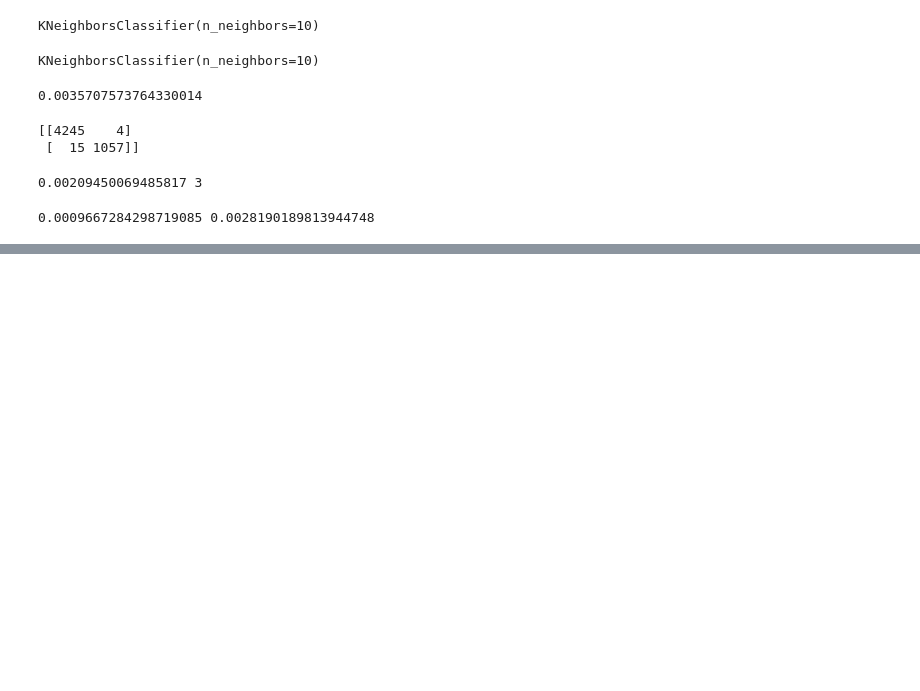
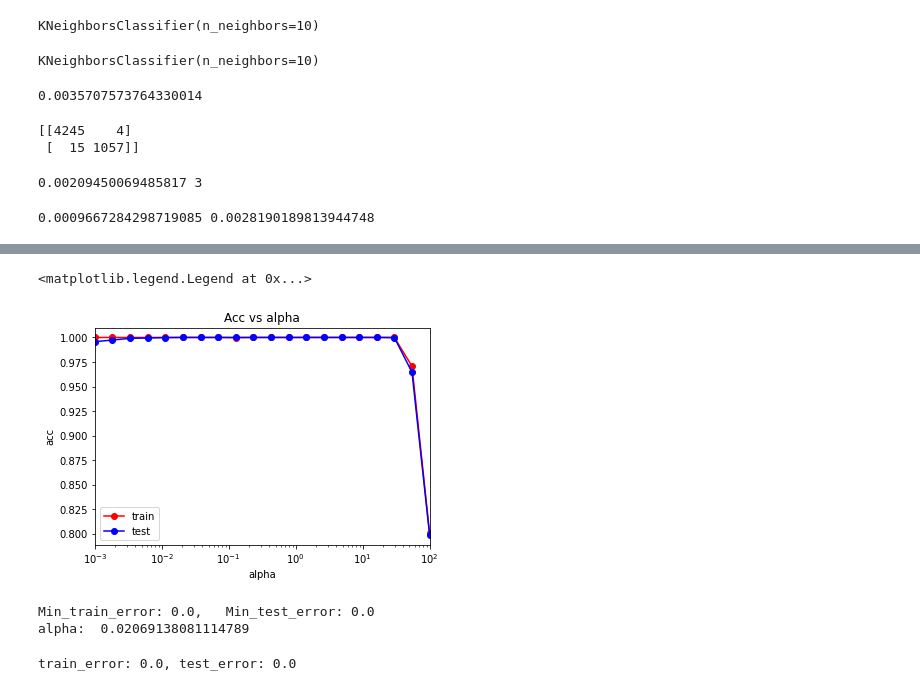
Before and after one commit to mercy131/ML_LABS_MAG, a Jupyter notebook: ML_FIRST_LAB.ipynb, the cells around one changed output, grey strips where cells are left out. Saved outputs shown, nothing was run; the diff lists cells and outputs as text; code cells hidden in the pictures; blank space fills up the shorter version.

```diff
--- a/ML_FIRST_LAB.ipynb
+++ b/ML_FIRST_LAB.ipynb
@@ -344,0 +396,31 @@ print(err_train, err_test)
+# %%
+#Построение графика зависимости точности от alpha:
+plt.semilogx(alpha_arr, train_acc, 'r-o', label='train')
+plt.semilogx(alpha_arr, test_acc, 'b-o', label='test')
+plt.xlim([np.min(alpha_arr), np.max(alpha_arr)])
+plt.title('Acc vs alpha')
+plt.xlabel('alpha')
+plt.ylabel('acc')
+plt.legend()
+# %% [output]
+<matplotlib.legend.Legend at 0x...>
+[figure, added]
+# %%
+#Минимальное значение ошибки и оптимальное значение alpha:
+min_train_err = np.min(train_err)
+min_test_err = np.min(test_err)
+alpha_opt = alpha_arr[test_err == min_test_err][0]
+print('Min_train_error: {}, \tMin_test_error: {}'.format(min_train_err, min_test_err))
+print('alpha: ', alpha_arr[test_err == min_test_err][0])
+# %% [output]
+Min_train_error: 0.0,   Min_test_error: 0.0
+alpha:  0.02069138081114789
+# %%
+#Классификатор при найденном значении alpha:
+mlp_model = MLPClassifier(alpha = alpha_opt, hidden_layer_sizes = (150,),solver = 'adam', activation = 'relu',max_iter=1000, random_state = 42)
+mlp_model.fit(X_train, y_train)
+y_train_pred = mlp_model.predict(X_train)
+y_test_pred = mlp_model.predict(X_test)
+print('train_error: {}, test_error: {}'.format(np.mean(y_train != y_train_pred), np.mean(y_test != y_test_pred)))
+# %% [output]
+train_error: 0.0, test_error: 0.0
```
Also changed, not shown: parts of 12 cells of this notebook.
